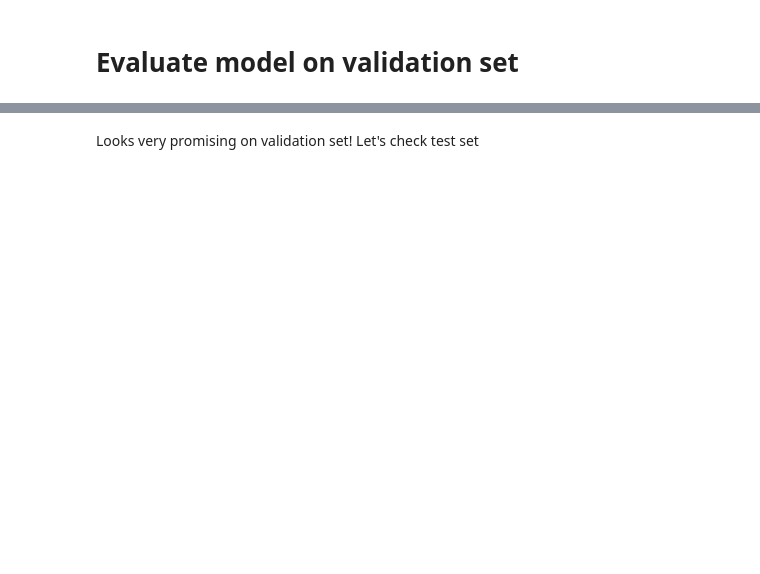
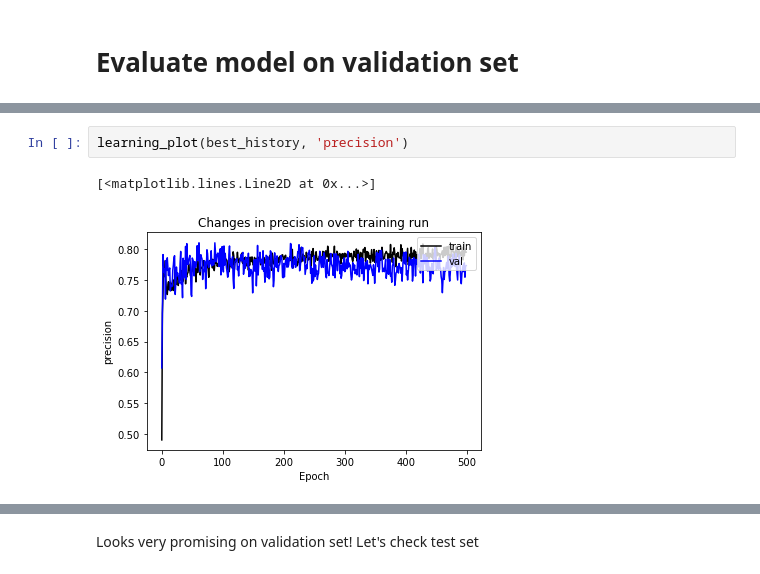
Before and after one commit to LingeJohnsen/Playlist-curator, a Jupyter notebook: Jazzy_training_notebook.ipynb, the cells around one changed output, grey strips where cells are left out. Saved outputs shown, nothing was run; the diff lists cells and outputs as text; blank space fills up the shorter version.

```diff
--- a/Jazzy_training_notebook.ipynb
+++ b/Jazzy_training_notebook.ipynb
@@ -296,0 +286,5 @@ Reusing TensorBoard on port 6006 (pid 252), started 0:15:12 ago. (Use '!kill 252
+# %%
+learning_plot(best_history, 'precision')
+# %% [output]
+[<matplotlib.lines.Line2D at 0x...>]
+[figure, added]
```
Also changed, not shown: parts of 32 cells of this notebook, 5 other files.
